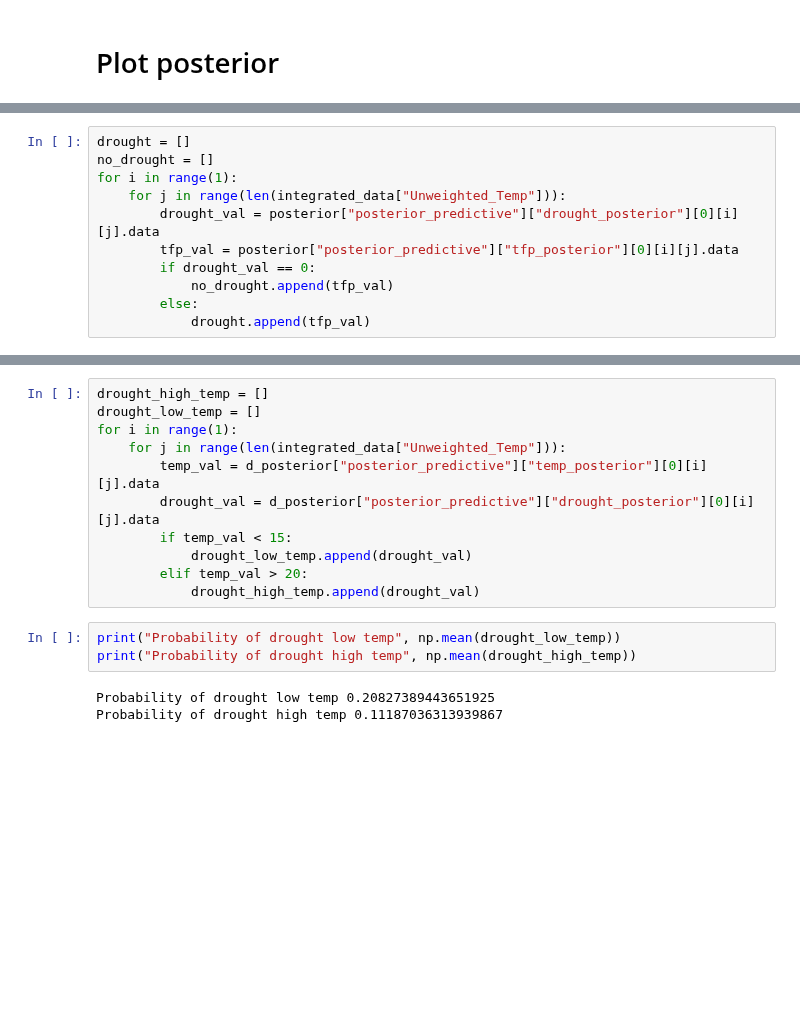
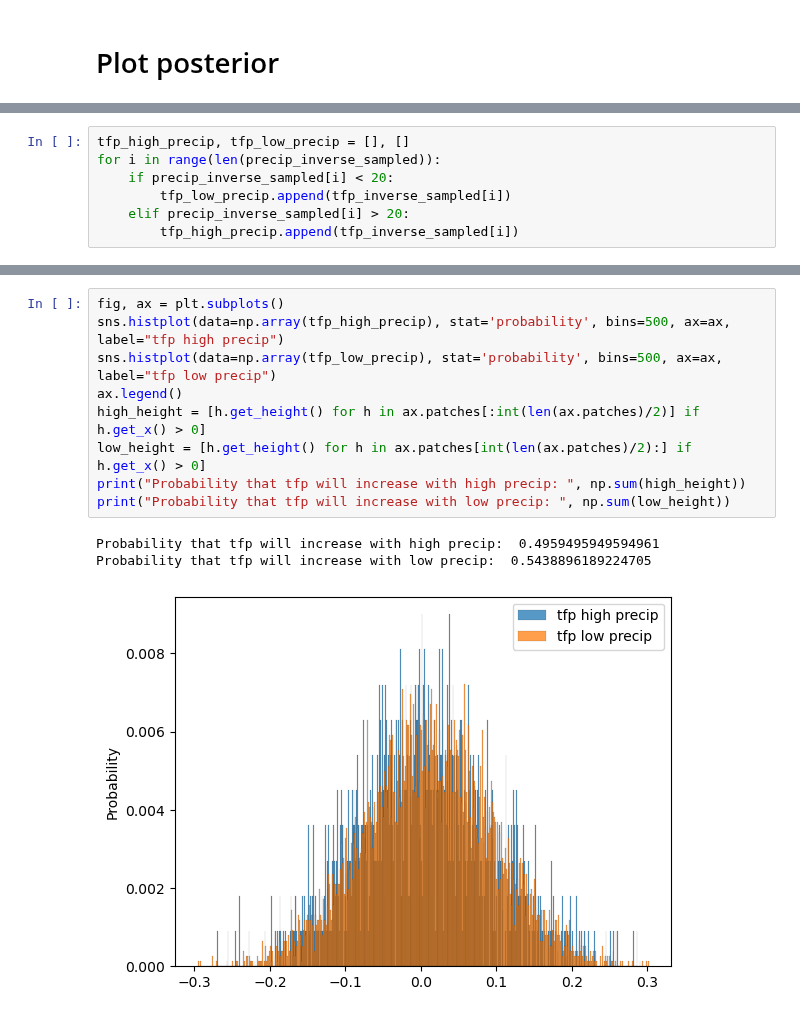
Before and after one commit to greenguy33/environmental-bayesian-modeling, a Jupyter notebook: notebooks/temp_precip_drought_agtfp.ipynb, the cells around one changed output, grey strips where cells are left out. Cells and saved outputs as stored; diff of their text form; blank space fills up the shorter version.

```diff
--- a/notebooks/temp_precip_drought_agtfp.ipynb
+++ b/notebooks/temp_precip_drought_agtfp.ipynb
@@ -174,11 +146,7 @@ fig.show()
 # %%
-drought = []
-no_drought = []
-for i in range(1):
-    for j in range(len(integrated_data["Unweighted_Temp"])):
-        drought_val = posterior["posterior_predictive"]["drought_posterior"][0][i][j].data
-        tfp_val = posterior["posterior_predictive"]["tfp_posterior"][0][i][j].data
-        if drought_val == 0:
-            no_drought.append(tfp_val)
-        else:
-            drought.append(tfp_val)
+tfp_high_precip, tfp_low_precip = [], []
+for i in range(len(precip_inverse_sampled)):
+    if precip_inverse_sampled[i] < 20:
+        tfp_low_precip.append(tfp_inverse_sampled[i])
+    elif precip_inverse_sampled[i] > 20:
+        tfp_high_precip.append(tfp_inverse_sampled[i])
@@ -229,17 +153,13 @@ Probability that tfp will increase with high temp:  0.49329758713136734
-# %%
-drought_high_temp = []
-drought_low_temp = []
-for i in range(1):
-    for j in range(len(integrated_data["Unweighted_Temp"])):
-        temp_val = d_posterior["posterior_predictive"]["temp_posterior"][0][i][j].data
-        drought_val = d_posterior["posterior_predictive"]["drought_posterior"][0][i][j].data
-        if temp_val < 15:
-            drought_low_temp.append(drought_val)
-        elif temp_val > 20:
-            drought_high_temp.append(drought_val)
-# %%
-print("Probability of drought low temp", np.mean(drought_low_temp))
-print("Probability of drought high temp", np.mean(drought_high_temp))
-# %% [output]
-Probability of drought low temp 0.20827389443651925
-Probability of drought high temp 0.11187036313939867
+# %%
+fig, ax = plt.subplots()
+sns.histplot(data=np.array(tfp_high_precip), stat='probability', bins=500, ax=ax, label="tfp high precip")
+sns.histplot(data=np.array(tfp_low_precip), stat='probability', bins=500, ax=ax, label="tfp low precip")
+ax.legend()
+high_height = [h.get_height() for h in ax.patches[:int(len(ax.patches)/2)] if h.get_x() > 0]
+low_height = [h.get_height() for h in ax.patches[int(len(ax.patches)/2):] if h.get_x() > 0]
+print("Probability that tfp will increase with high precip: ", np.sum(high_height))
+print("Probability that tfp will increase with low precip: ", np.sum(low_height))
+# %% [output]
+Probability that tfp will increase with high precip:  0.4959495949594961
+Probability that tfp will increase with low precip:  0.5438896189224705
+[figure, added]
```
Also changed, not shown: parts of 25 cells of this notebook, 3 other files.
